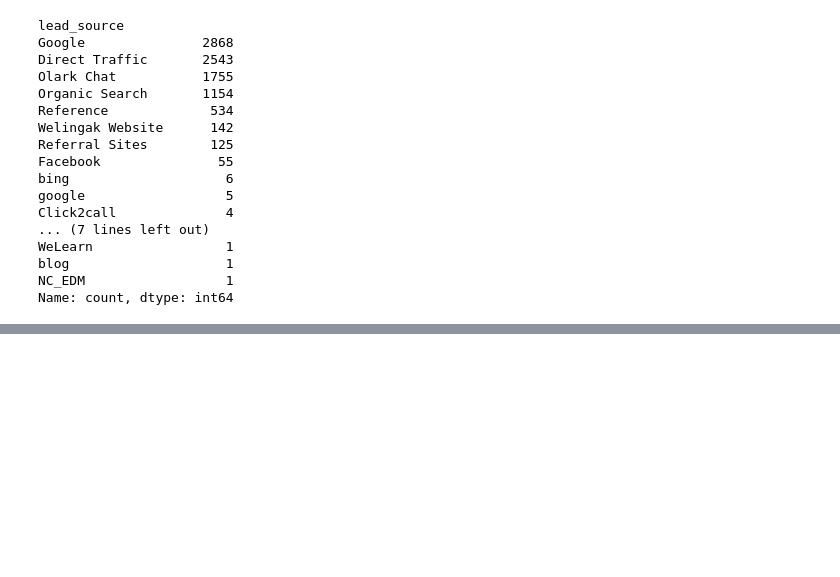
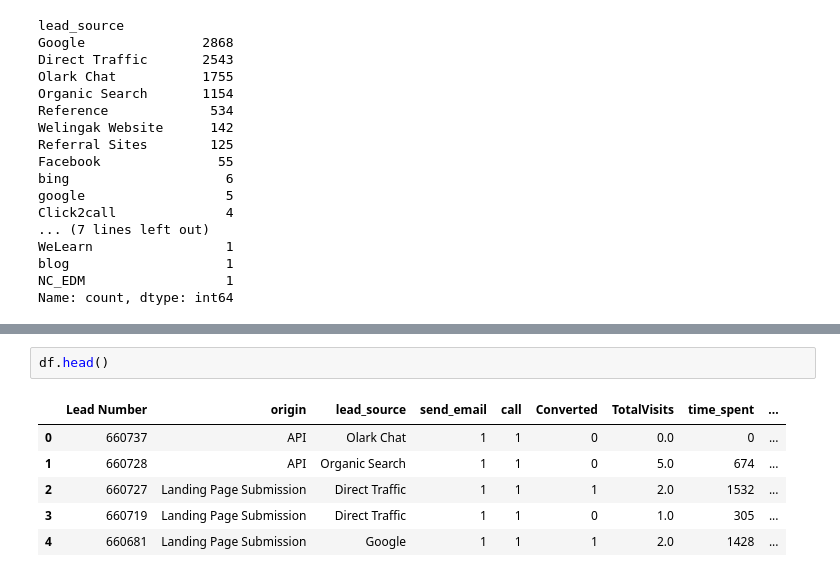
Before and after one commit to keshavRaj/LeadScoringCaseStudy, a Jupyter notebook: Lead Scoring Assignment/Lead+Case+Study.ipynb, the cells around one changed output, grey strips where cells are left out. Drawn from its saved outputs; the diff is of its cells as text; blank space fills up the shorter version.

```diff
--- a/Lead Scoring Assignment/Lead+Case+Study.ipynb
+++ b/Lead Scoring Assignment/Lead+Case+Study.ipynb
@@ -150,0 +293,9 @@ Name: count, dtype: int64
+# %%
+df.head()
+# %% [output]
+|  | Lead Number | origin | lead_source | send_email | call | Converted | TotalVisits | time_spent | ... |
+| 0 | 660737 | API | Olark Chat | 1 | 1 | 0 | 0.0 | 0 | ... |
+| 1 | 660728 | API | Organic Search | 1 | 1 | 0 | 5.0 | 674 | ... |
+| 2 | 660727 | Landing Page Submission | Direct Traffic | 1 | 1 | 1 | 2.0 | 1532 | ... |
+| 3 | 660719 | Landing Page Submission | Direct Traffic | 1 | 1 | 0 | 1.0 | 305 | ... |
+| 4 | 660681 | Landing Page Submission | Google | 1 | 1 | 1 | 2.0 | 1428 | ... |
```
Also changed, not shown: parts of 79 cells of this notebook.
